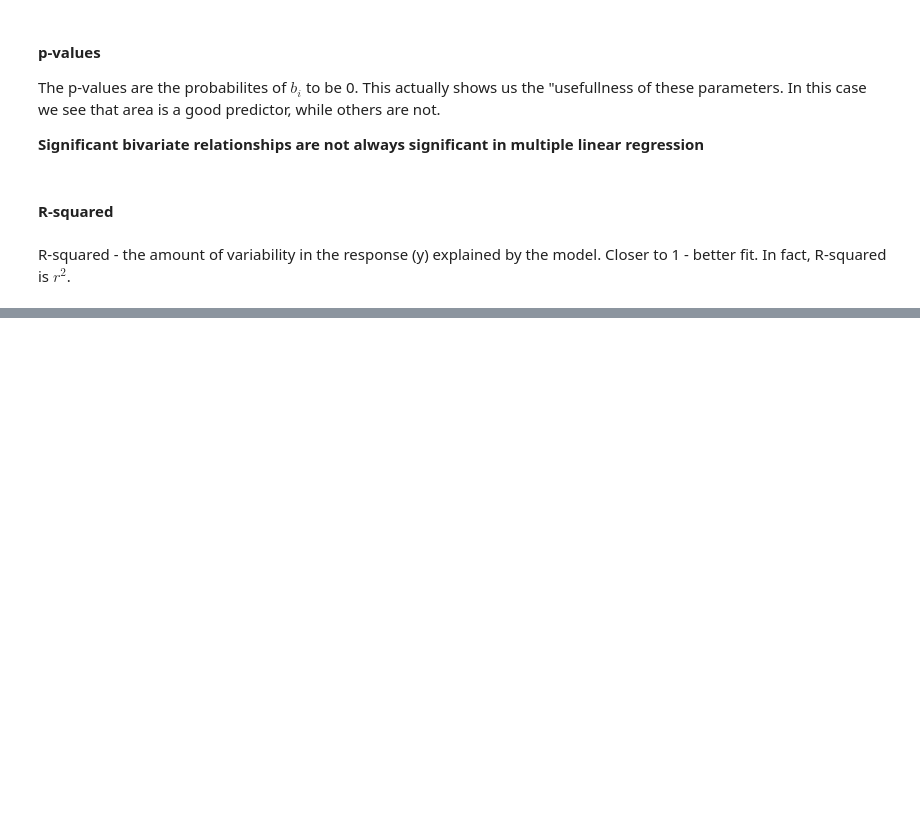
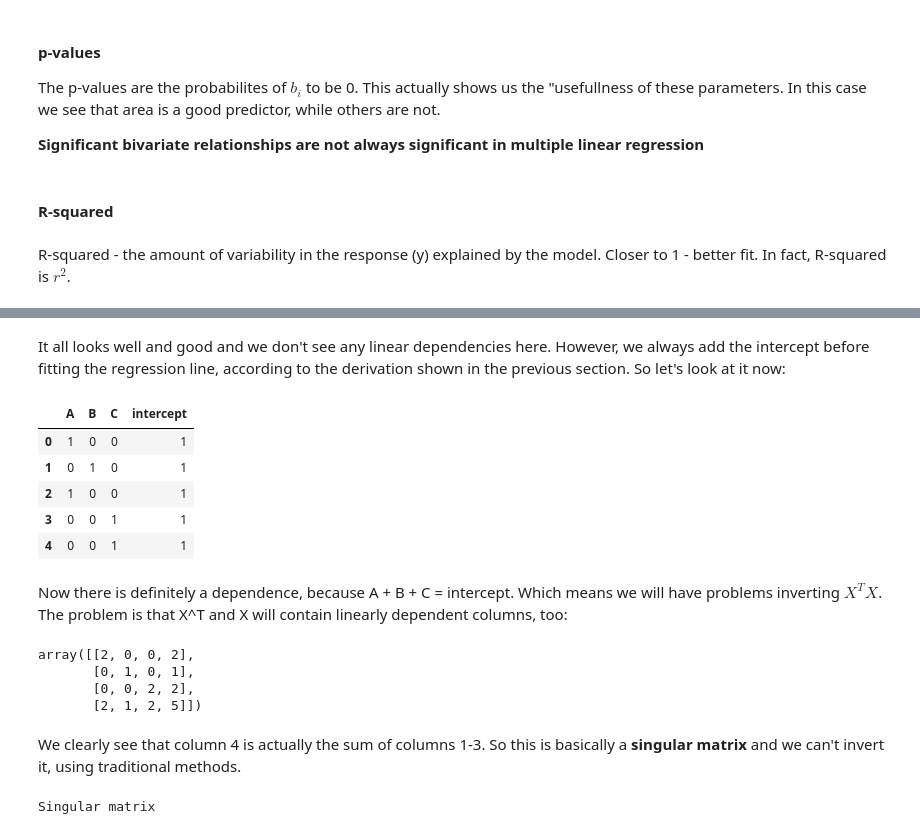
Before and after one commit to AnaMakarevich/DAND, a Jupyter notebook: SelectedLectureNotes/Regression.ipynb, the cells around one changed output, grey strips where cells are left out. Cells and saved outputs as stored; diff of their text form; code cells hidden in the pictures; blank space fills up the shorter version.

```diff
--- a/SelectedLectureNotes/Regression.ipynb
+++ b/SelectedLectureNotes/Regression.ipynb
@@ -150,0 +161,4 @@ R-squared - the amount of variability in the response (y) explained by the model
+# %%
+np.random.seed(2)
+values = np.random.choice(['A','B','C'],  size=5)
+pd.DataFrame(values)
@@ -150,0 +172,3 @@ R-squared - the amount of variability in the response (y) explained by the model
+# %%
+X = pd.get_dummies(values)
+X
@@ -150,0 +182,31 @@ R-squared - the amount of variability in the response (y) explained by the model
+# %% [markdown]
+It all looks well and good and we don't see any linear dependencies here. However, we always add the intercept before fitting the regression line, according to the derivation shown in the previous section. So let's look at it now:
+# %%
+X['intercept'] = 1
+X
+# %% [output]
+|  | A | B | C | intercept |
+| 0 | 1 | 0 | 0 | 1 |
+| 1 | 0 | 1 | 0 | 1 |
+| 2 | 1 | 0 | 0 | 1 |
+| 3 | 0 | 0 | 1 | 1 |
+| 4 | 0 | 0 | 1 | 1 |
+# %% [markdown]
+Now there is definitely a dependence, because A + B + C = intercept. Which means we will have problems inverting $X^T X$. The problem is that X^T and X will contain linearly dependent columns, too:
+# %%
+XtX = np.dot(X.transpose(),X)
+XtX
+# %% [output]
+array([[2, 0, 0, 2],
+       [0, 1, 0, 1],
+       [0, 0, 2, 2],
+       [2, 1, 2, 5]])
+# %% [markdown]
+We clearly see that column 4 is actually the sum of columns 1-3. So this is basically a **singular matrix** and we can't invert it, using traditional methods.
+# %%
+try:
+    np.linalg.inv(XtX)
+except Exception as e:
+    print(e)
+# %% [output]
+Singular matrix
```
Also changed, not shown: parts of 30 cells of this notebook, 1 other file.
